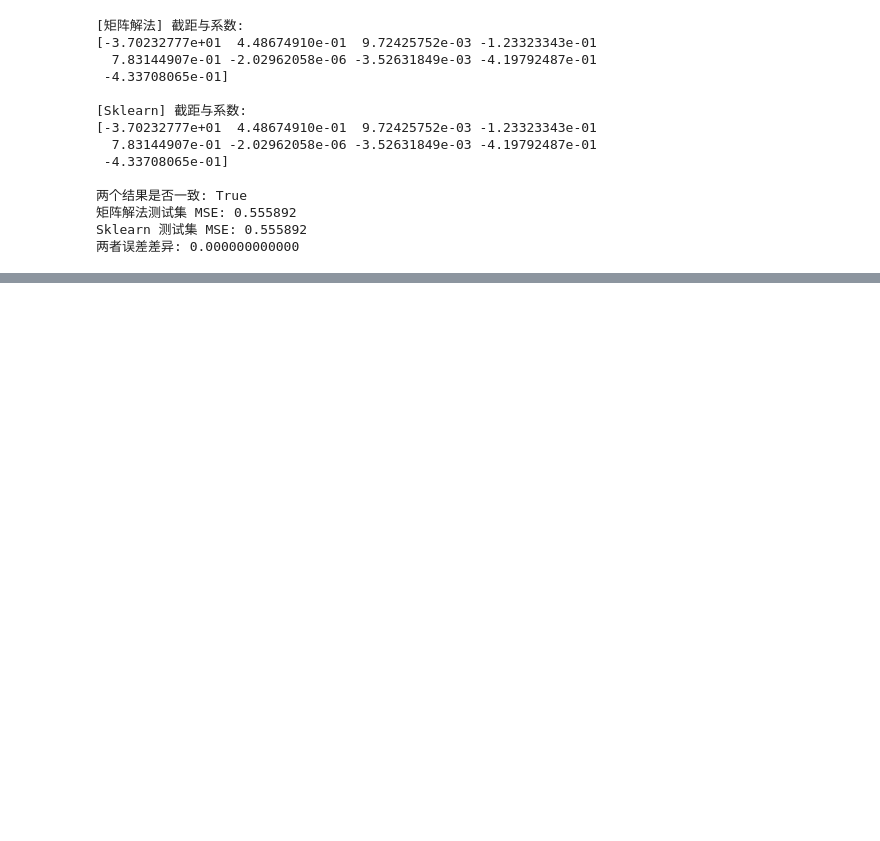
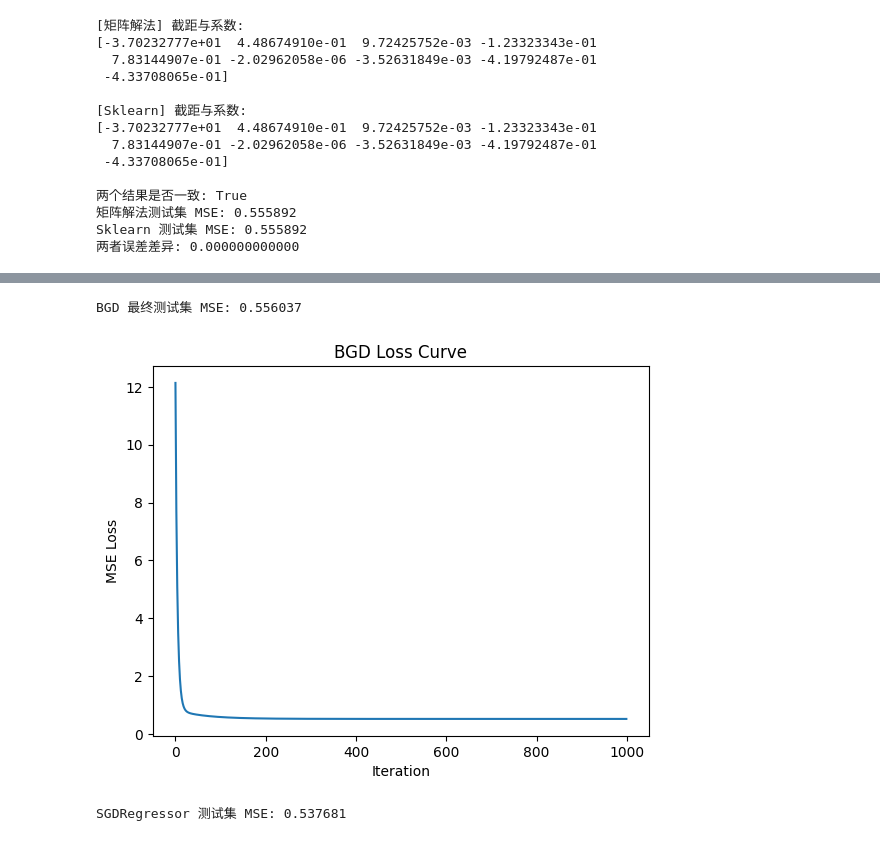
Before and after one commit to yanptang/data_science, a Jupyter notebook: 传统机器学习模型/01-线性回归.ipynb, the cells around one changed output, grey strips where cells are left out. Drawn from its saved outputs; the diff is of its cells as text; code cells hidden in the pictures; blank space fills up the shorter version.

```diff
--- a/传统机器学习模型/01-线性回归.ipynb
+++ b/传统机器学习模型/01-线性回归.ipynb
@@ -264,3 +413,73 @@ Sklearn 测试集 MSE: 0.555892
+# %%
+#以下为使用梯度下降法求解加州房价数据集的线性回归模型
+#对比直接使用sklearn的LinearRegression模型，使用MSE评价
+import numpy as np
+from sklearn.datasets import fetch_california_housing
+from sklearn.model_selection import train_test_split
+from sklearn.preprocessing import StandardScaler
+from sklearn.metrics import mean_squared_error
+
+# 1. 加载并预处理数据
+housing = fetch_california_housing()
+X, y = housing.data, housing.target.reshape(-1, 1) # y 转为列向量
+X_train, X_test, y_train, y_test = train_test_split(X, y, test_size=0.2, random_state=42)
+
+# 【关键】特征标准化：将所有特征缩放到均值为0，方差为1 （梯度下降对特征尺度敏感，标准化可以加速收敛）
+scaler = StandardScaler()
+X_train_scaled = scaler.fit_transform(X_train)
+X_test_scaled = scaler.transform(X_test)
+
+# 添加偏置项列 (1)，使用矩阵加速计算
+X_b = np.c_[np.ones((X_train_scaled.shape[0], 1)), X_train_scaled]
+X_test_b = np.c_[np.ones((X_test_scaled.shape[0], 1)), X_test_scaled]
+
+# 记录损失变化
+loss_history = []
+
+# 2. 梯度下降法实现线性回归
+# 随机初始化参数
+alpha = 0.1  # 学习率
+n_iterations = 1000 # 迭代次数
+n_samples, n_features = X_b.shape # 样本数量和特征数量
+beta = np.random.randn(n_features, 1) # 参数初始化
+
+for iteration in range(n_iterations):
+    #计算矩阵形式的参数解
+    gradients = 1/n_samples* X_b.T@(X_b@beta-y_train)
+
+    beta=beta-alpha*gradients
+
+    # 记录当前 MSE
+    current_loss = mean_squared_error(y_train, X_b.dot(beta))
+    loss_history.append(current_loss)
+
+# 3. 结果验证
+y_pred = X_test_b.dot(beta)
+final_mse = mean_squared_error(y_test, y_pred)
+
+print(f"BGD 最终测试集 MSE: {final_mse:.6f}")
+#画出损失函数的下降曲线
+plt.plot(loss_history)
+plt.xlabel('Iteration')
+plt.ylabel('MSE Loss')
+plt.title('BGD Loss Curve')
+plt.show()
+# %% [output]
+BGD 最终测试集 MSE: 0.556037
+[figure, added]
+# %%
+#使用sklearn的梯度下降法求解线性回归模型
+from sklearn.linear_model import SGDRegressor
+
+# 代入模型
+sgd_reg = SGDRegressor(max_iter=1000, tol=1e-3)
+sgd_reg.fit(X_train_scaled, y_train)
+y_pred_sgd = sgd_reg.predict(X_test_scaled)
+
+mse_sgd = mean_squared_error(y_test, y_pred_sgd)
+print(f"SGDRegressor 测试集 MSE: {mse_sgd:.6f}")
+# %% [output]
+SGDRegressor 测试集 MSE: 0.537681
 # %% [markdown]
 # 附录
 
```
Also changed, not shown: parts of 7 cells of this notebook, 1 other file.
